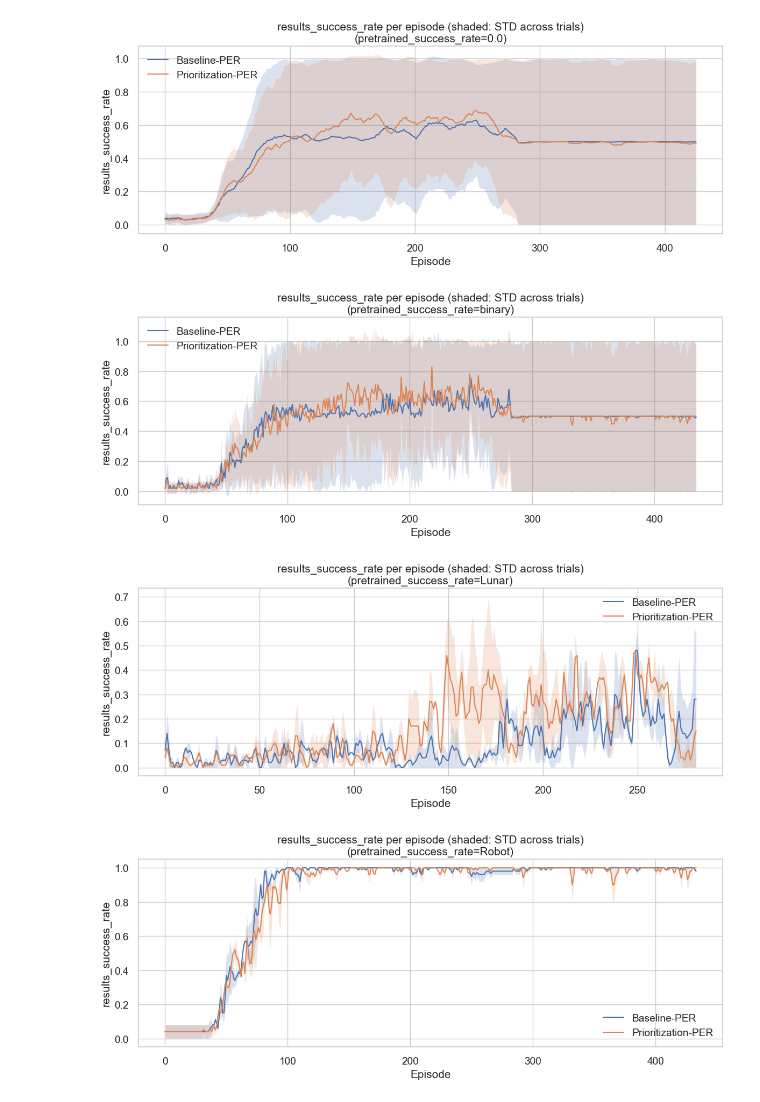
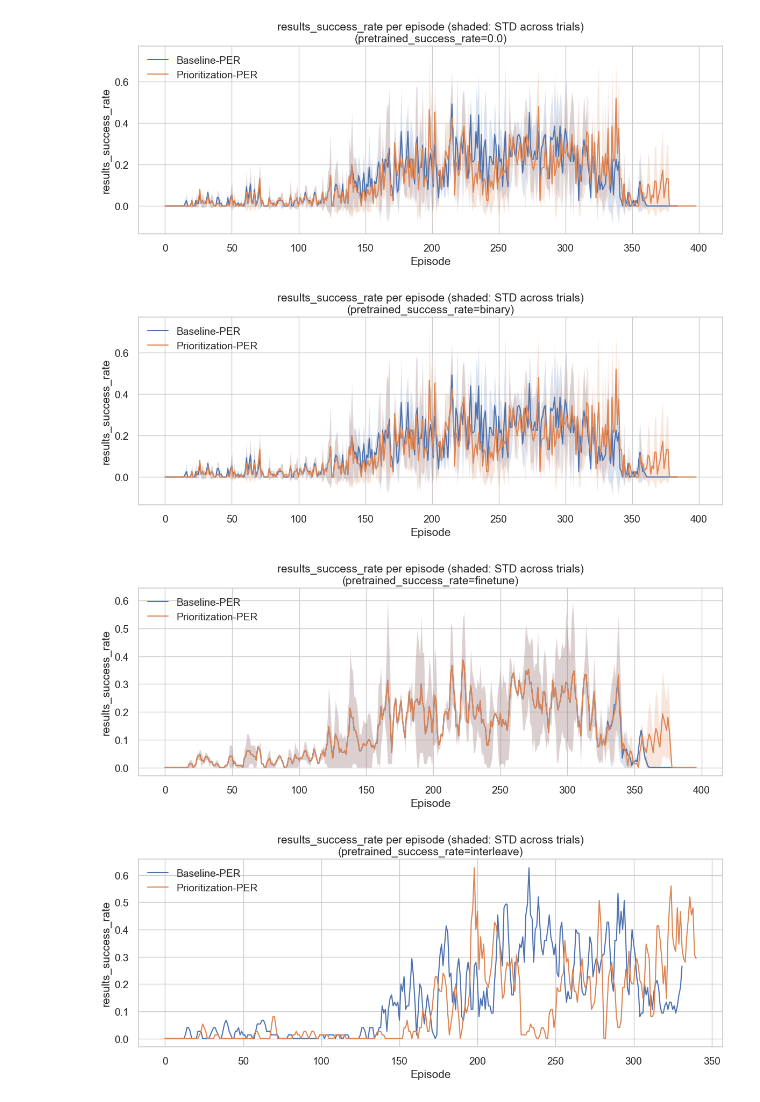
Before and after one commit to your-profile/OfflineNeuroloop, a Jupyter notebook: src/results/visualization_conditions.ipynb, the cells around one changed output. Saved outputs shown, nothing was run; the diff lists cells and outputs as text; code cells hidden in the pictures.

```diff
--- a/src/results/visualization_conditions.ipynb
+++ b/src/results/visualization_conditions.ipynb
@@ -17,7 +17,7 @@ import seaborn as sns
 sns.set('notebook', font_scale=1.25, style='whitegrid')
 # %%
 DATA_PATH = '.'
-visualization_file_name = 'test.csv'
+visualization_file_name = 'mergeTest.csv'
 # %%
 if not os.path.exists(os.path.join(DATA_PATH, visualization_file_name)):
     try:
@@ -215,35 +211,35 @@ def plot_conditions_by_pretrained(results,
             if not all_metric_series:
                 continue
             # Pad all series to the same length for stacking
             max_len = max(len(arr) for arr in all_metric_series)
             padded = [np.pad(arr, (0, max_len - len(arr)), constant_values=np.nan) for arr in all_metric_series]
             stacked = np.vstack(padded)  # shape: (num_trials, num_episodes)
             # moving-average each trial
             ma_stacked = np.array([moving_average(row, window_size) for row in stacked])
             mean = np.nanmean(ma_stacked, axis=0)
             std = np.nanstd(ma_stacked, axis=0)
             steps = np.arange(len(mean))
             plt.plot(steps, mean, label=cond)
             plt.fill_between(steps, mean-std, mean+std, alpha=0.2)
         plt.xlabel('Episode')
         plt.ylabel(metric)
         plt.title(f'{metric} per episode (shaded: STD across trials)\n(pretrained_success_rate={pretrained_val})')
         plt.legend()
         plt.tight_layout()
         plt.show()
 
 # Usage: separates plots by pretrained value, within each plot: all conditions
 plot_conditions_by_pretrained(
     results,
     condition_field='parameters_experiment_condition',
     pretrained_field='parameters_experiment_pretrained_success_rate',
     metric='results_success_rate',
-    window_size=10,
+    window_size=1,
     model_noise=MODEL_NOISE,
     temporal_shift=TEMPORAL_SHIFT
 )
 # %% [output]
-[figure, old version]
+[figure, new version]
 # %%
 plot_conditions_by_pretrained(
     results,
@@ -255,17 +251,17 @@ plot_conditions_by_pretrained(
     temporal_shift=TEMPORAL_SHIFT
 )
 # %% [output]
-[figure, old version]
+[figure, new version]
 # %%
 plot_conditions_by_pretrained(
     results,
     condition_field='parameters_experiment_condition',
-    pretrained_field='parameters_experiment_domain',
+    pretrained_field='parameters_experiment_integration_type',
     metric='results_success_rate',
-    window_size=2,
+    window_size=3,
     model_noise=MODEL_NOISE,
     temporal_shift=TEMPORAL_SHIFT
 )
 # %% [output]
-[figure, old version]
+[figure, new version]
-[figure, old version]
+[figure, new version]
```
Also changed, not shown: parts of 4 cells of this notebook, 21 other files.
